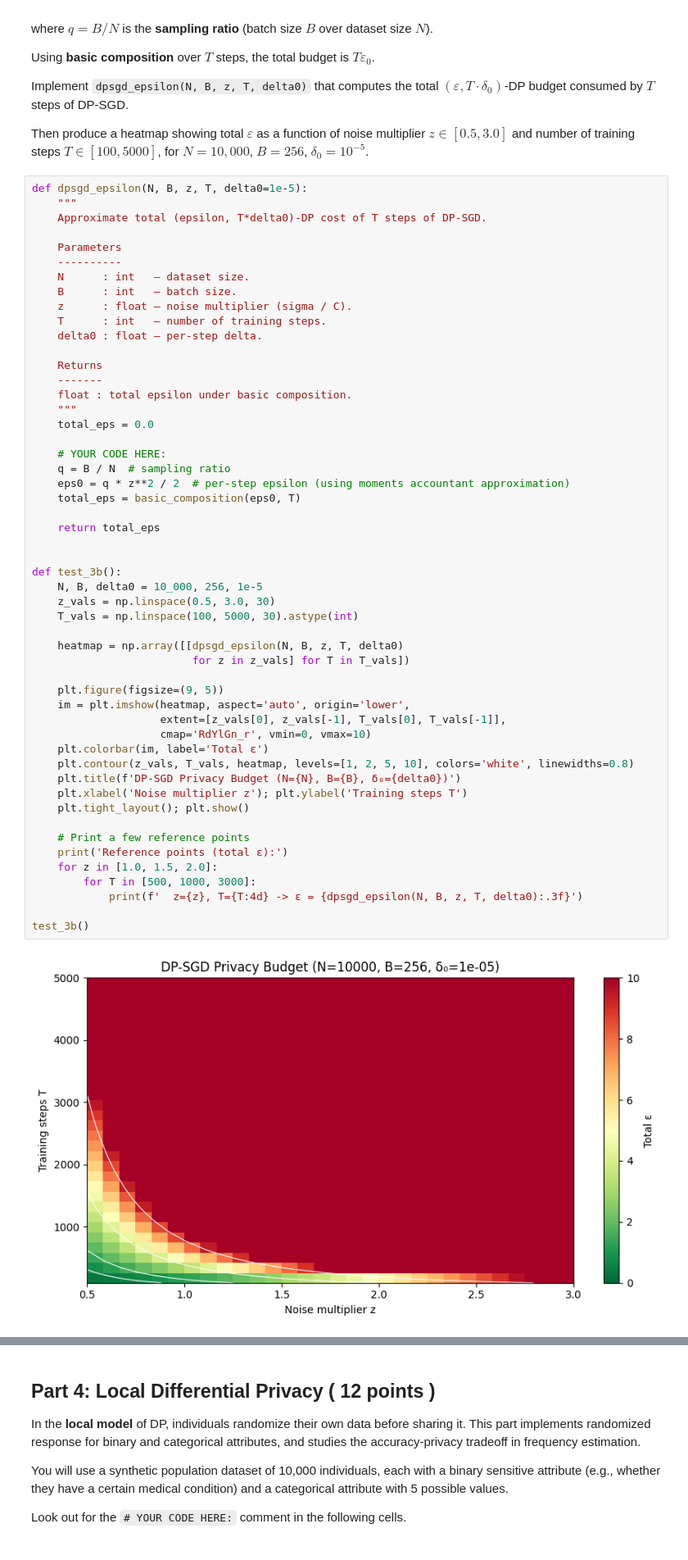
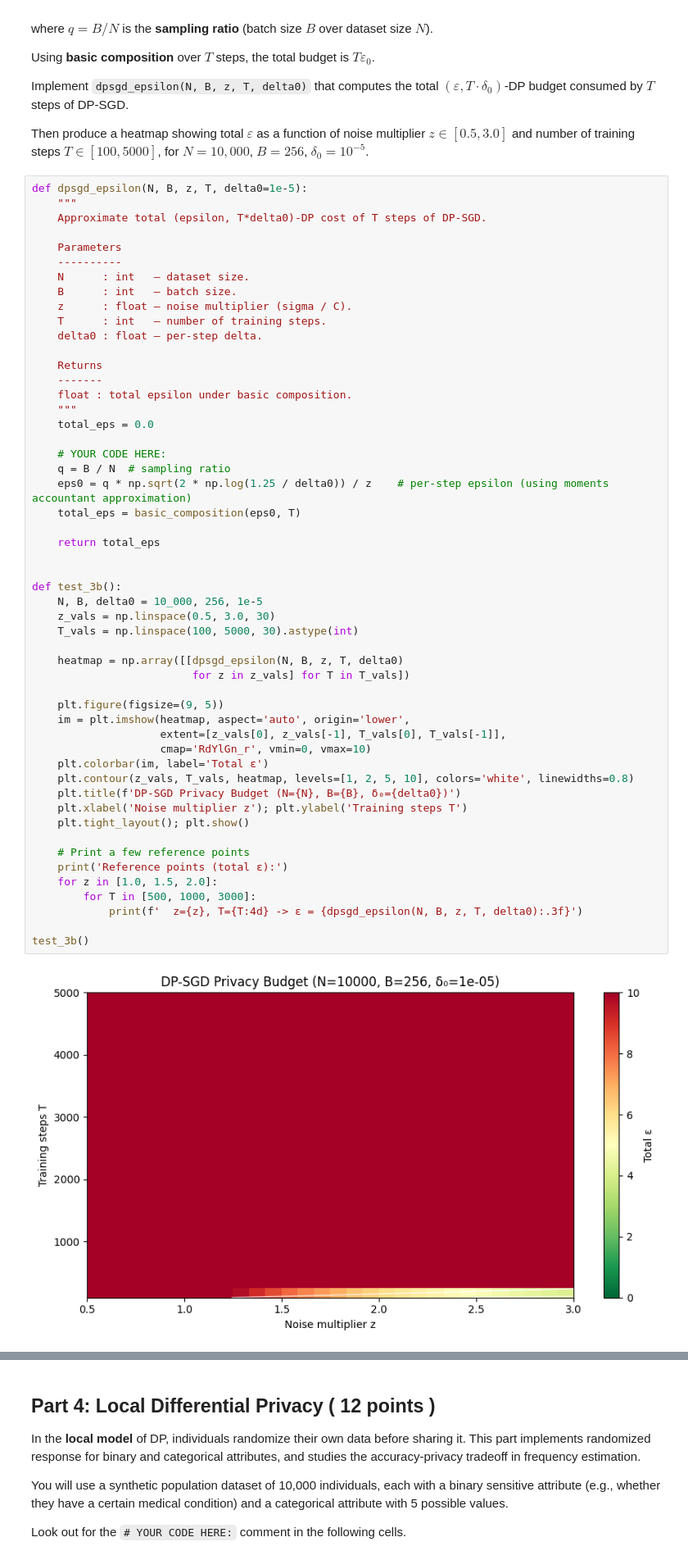
Before and after one commit to tgulur/EEP509-Lab2, a Jupyter notebook: Lab_Differential_Privacy.ipynb, the cells around one changed output, grey strips where cells are left out. Shown at 82% size. Cells and saved outputs as stored; diff of their text form.

```diff
--- a/Lab_Differential_Privacy.ipynb
+++ b/Lab_Differential_Privacy.ipynb
@@ -484,37 +484,37 @@ def dpsgd_epsilon(N, B, z, T, delta0=1e-5):
 
     # YOUR CODE HERE:
     q = B / N  # sampling ratio
-    eps0 = q * z**2 / 2  # per-step epsilon (using moments accountant approximation)
+    eps0 = q * np.sqrt(2 * np.log(1.25 / delta0)) / z    # per-step epsilon (using moments accountant approximation)
     total_eps = basic_composition(eps0, T)
 
     return total_eps
 
 
 def test_3b():
     N, B, delta0 = 10_000, 256, 1e-5
     z_vals = np.linspace(0.5, 3.0, 30)
     T_vals = np.linspace(100, 5000, 30).astype(int)
 
     heatmap = np.array([[dpsgd_epsilon(N, B, z, T, delta0)
                          for z in z_vals] for T in T_vals])
 
     plt.figure(figsize=(9, 5))
     im = plt.imshow(heatmap, aspect='auto', origin='lower',
                     extent=[z_vals[0], z_vals[-1], T_vals[0], T_vals[-1]],
                     cmap='RdYlGn_r', vmin=0, vmax=10)
     plt.colorbar(im, label='Total ε')
     plt.contour(z_vals, T_vals, heatmap, levels=[1, 2, 5, 10], colors='white', linewidths=0.8)
     plt.title(f'DP-SGD Privacy Budget (N={N}, B={B}, δ₀={delta0})')
     plt.xlabel('Noise multiplier z'); plt.ylabel('Training steps T')
     plt.tight_layout(); plt.show()
 
     # Print a few reference points
     print('Reference points (total ε):')
     for z in [1.0, 1.5, 2.0]:
         for T in [500, 1000, 3000]:
             print(f'  z={z}, T={T:4d} -> ε = {dpsgd_epsilon(N, B, z, T, delta0):.3f}')
 
 test_3b()
 # %% [output]
-[figure, old version]
+[figure, new version]
 Reference points (total ε):
```
Also changed, not shown: parts of 10 cells of this notebook.
